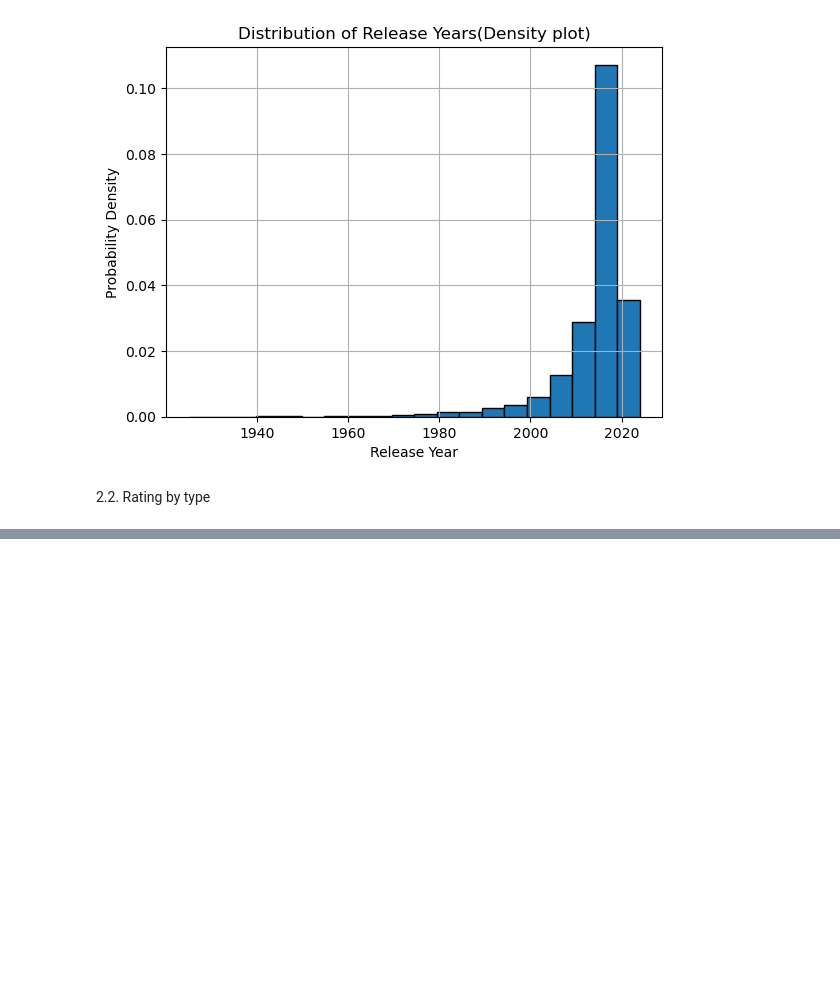
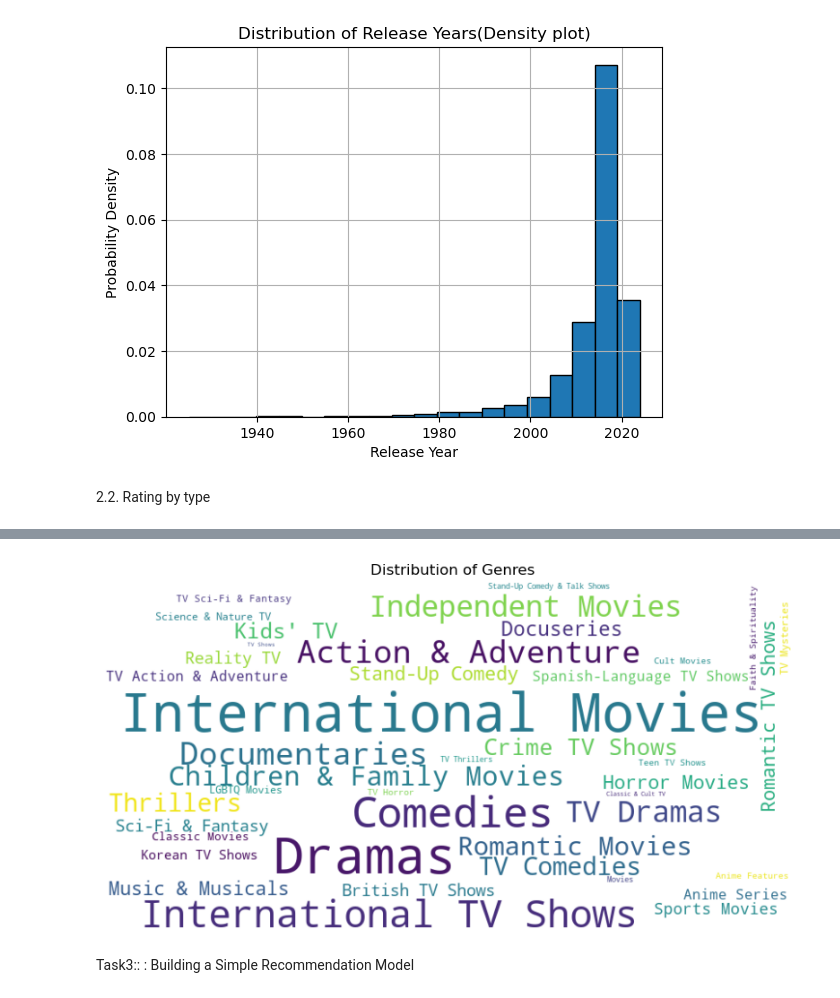
Before and after one commit to ashimwedenyse/huzalab-AI-training-ML-models, a Jupyter notebook: week9.ipynb, the cells around one changed output, grey strips where cells are left out. Saved outputs shown, nothing was run; the diff lists cells and outputs as text; code cells hidden in the pictures; blank space fills up the shorter version.

```diff
--- a/week9.ipynb
+++ b/week9.ipynb
@@ -261,0 +332,16 @@ plt.show()
+# %%
+from wordcloud import WordCloud
+
+# Create a word cloud to visualize the distribution of genres
+wordcloud = WordCloud(width=800, height=400, background_color='white').generate_from_frequencies(data['listed_in'].explode().value_counts())
+
+# Display the word cloud
+plt.figure(figsize=(10, 6))
+plt.imshow(wordcloud, interpolation='bilinear')
+plt.axis('off')
+plt.title('Distribution of Genres')
+plt.show()
+# %% [output]
+[figure, added]
+# %% [markdown]
+Task3:: : Building a Simple Recommendation Model
```
Also changed, not shown: parts of 23 cells of this notebook.
